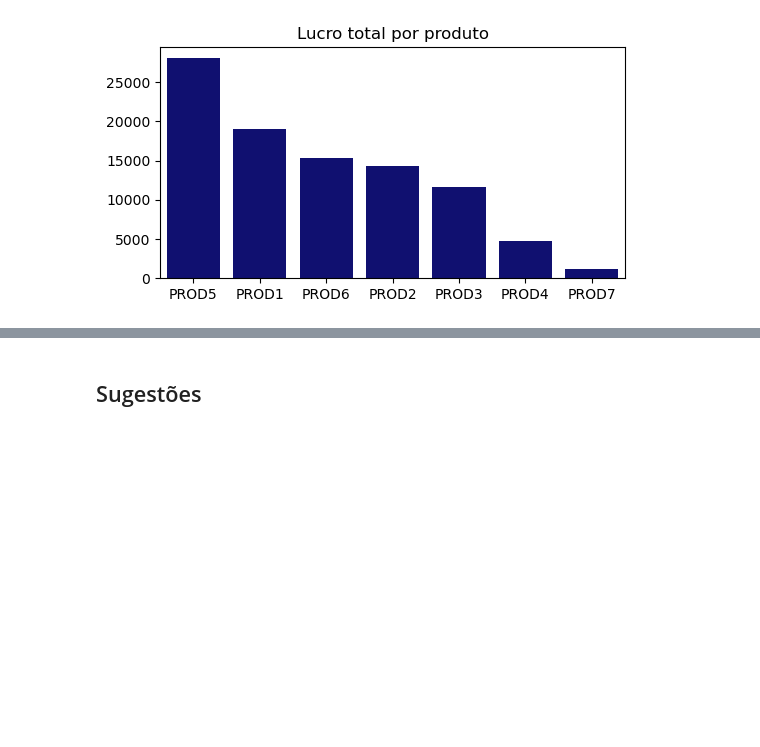
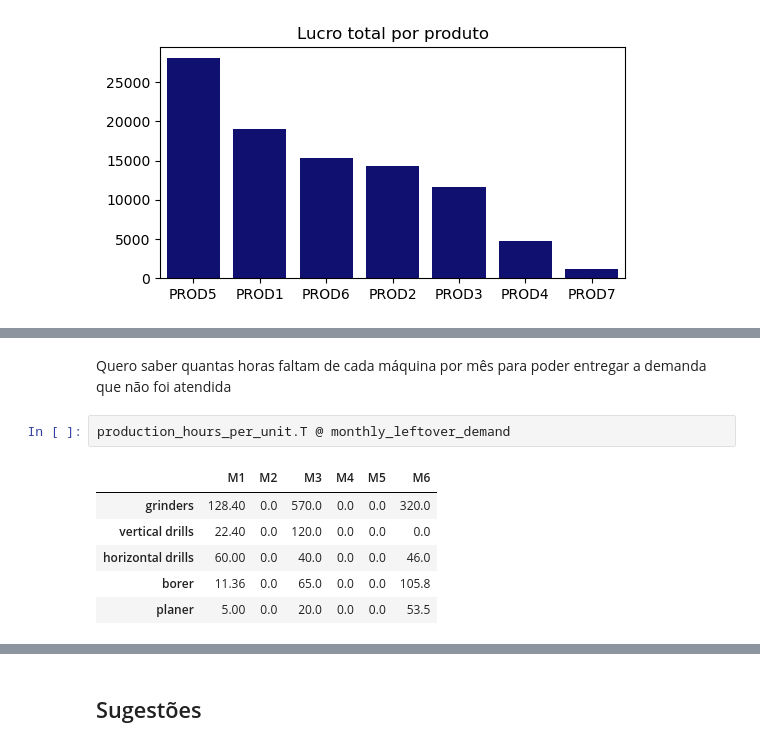
Before and after one commit to gdcs92/optimization-case-studies, a Jupyter notebook: ex_12_3_factory_planning_1/factory_planning_1-analise_posterior.ipynb, the cells around one changed output, grey strips where cells are left out. Drawn from its saved outputs; the diff is of its cells as text; blank space fills up the shorter version.

```diff
--- a/ex_12_3_factory_planning_1/factory_planning_1-analise_posterior.ipynb
+++ b/ex_12_3_factory_planning_1/factory_planning_1-analise_posterior.ipynb
@@ -344,0 +383,12 @@ plt.show()
+# %% [markdown]
+Quero saber quantas horas faltam de cada máquina por mês para poder entregar
+a demanda que não foi atendida
+# %%
+production_hours_per_unit.T @ monthly_leftover_demand
+# %% [output]
+|  | M1 | M2 | M3 | M4 | M5 | M6 |
+| grinders | 128.40 | 0.0 | 570.0 | 0.0 | 0.0 | 320.0 |
+| vertical drills | 22.40 | 0.0 | 120.0 | 0.0 | 0.0 | 0.0 |
+| horizontal drills | 60.00 | 0.0 | 40.0 | 0.0 | 0.0 | 46.0 |
+| borer | 11.36 | 0.0 | 65.0 | 0.0 | 0.0 | 105.8 |
+| planer | 5.00 | 0.0 | 20.0 | 0.0 | 0.0 | 53.5 |
```
Also changed, not shown: parts of 6 cells of this notebook.
